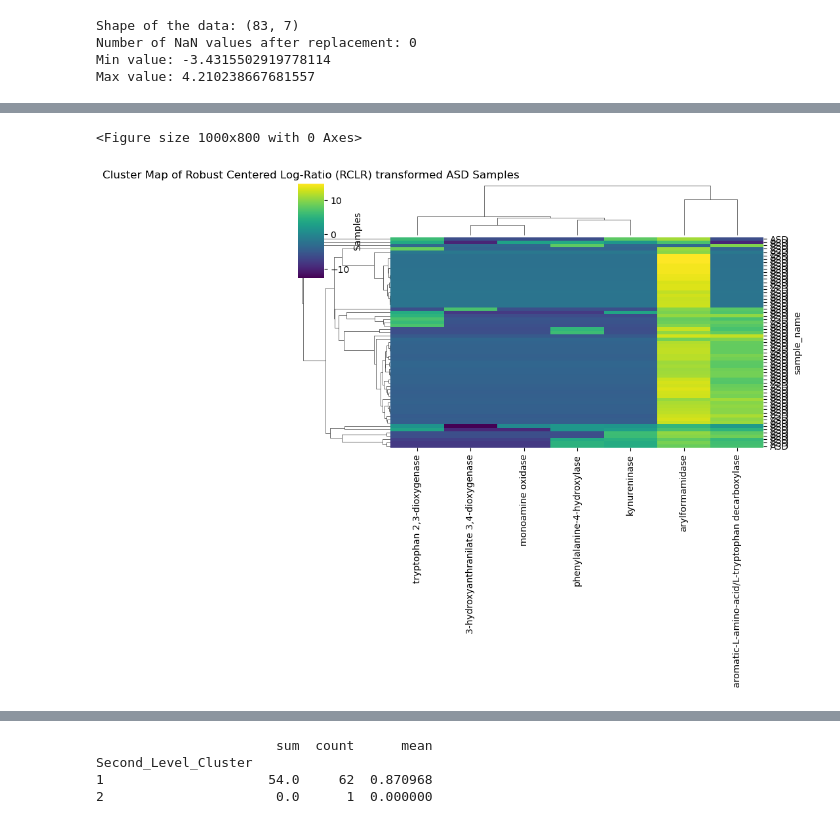
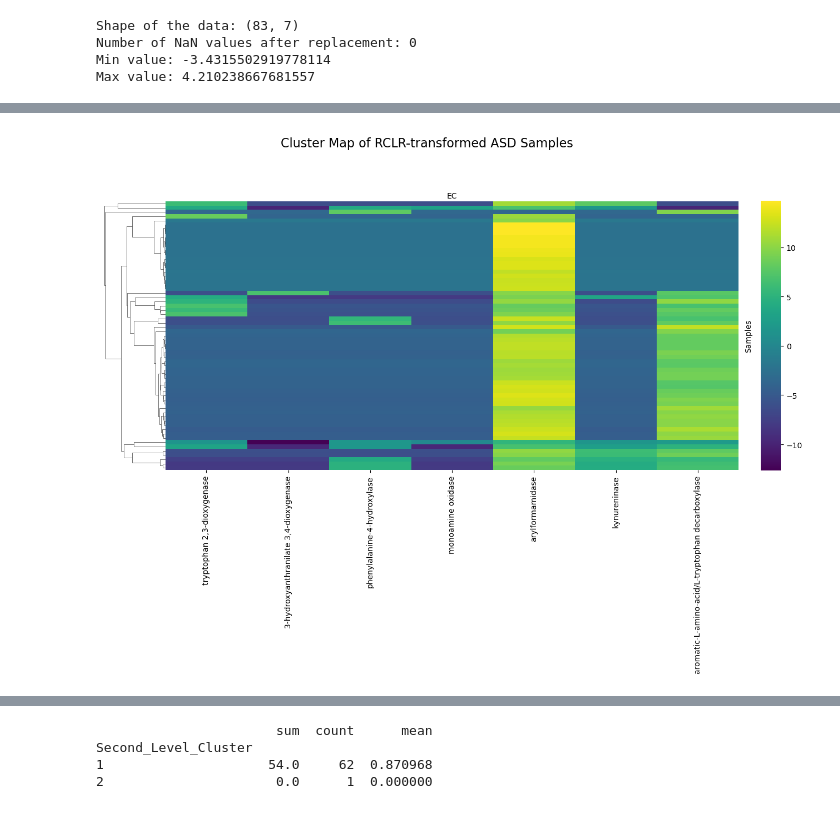
Before and after one commit to l1joseph/pierce_autism_2024, a Jupyter notebook: 03a_kegg_ec.ipynb, the cells around one changed output, grey strips where cells are left out. Drawn from its saved outputs; the diff is of its cells as text; code cells hidden in the pictures.

```diff
--- a/03a_kegg_ec.ipynb
+++ b/03a_kegg_ec.ipynb
@@ -721,31 +684,57 @@ Third-level clusters for second-level cluster 2:
 # %%
 import seaborn as sns
 import matplotlib.pyplot as plt
 import numpy as np
 
 # Filter the samples to just "dx" == "ASD"
 asd_samples = metadata_df[metadata_df['dx'] == 'ASD'].index
 filtered_ec_df_asd = sorted_filtered_ec_df.loc[asd_samples]
 
 # RCLR-transform the filtered data to handle zeros
 rclr_df_asd = rclr_transform(filtered_ec_df_asd)
 
 # Retrieve the 'EC' values for the columns and match them to the default index in info
 column_labels = [info[info['EC'] == col].index[0] for col in rclr_df_asd.columns]
 
-# Retrieve the 'dx' values for the rows (though they should all be "ASD" now)
-row_labels = metadata_df.loc[rclr_df_asd.index, 'dx']
+# # Retrieve the 'dx' values for the rows (though they should all be "ASD" now)
+# row_labels = metadata_df.loc[rclr_df_asd.index, 'dx']
 
-# Create the cluster map with annotations
-plt.figure(figsize=(10, 8))  # Adjusted figure size for the cluster map
-sns.clustermap(rclr_df_asd, cmap="viridis", cbar=True,
-               xticklabels=column_labels, yticklabels=row_labels, figsize=(8, 8))
+# # Create the cluster map with annotations
+# plt.figure(figsize=(12, 10))  # Adjusted figure size for the cluster map
+# sns.clustermap(
+#     rclr_df_asd,
+#     cmap="viridis",
+#     cbar=True,
+#     xticklabels=column_labels,
+#     yticklabels=False,
+#     col_cluster=False,
+#     cbar_pos=(1, .38, .03, .485))
 
-plt.title("Cluster Map of Robust Centered Log-Ratio (RCLR) transformed ASD Samples")
-plt.xlabel("EC")
-plt.ylabel("Samples")
-plt.xticks(rotation=45)  # Rotate x labels for better readability
+# plt.suptitle("Cluster Map of Robust Centered Log-Ratio (RCLR) transformed ASD Samples",
+#              fontsize=12)
+# plt.xlabel("EC")
+# plt.ylabel("Samples")
+# plt.xticks(rotation=45)  # Rotate x labels for better readability
+# plt.show()
+
+# Create the cluster map
+g = sns.clustermap(rclr_df_asd,
+                   cmap="viridis",
+                   cbar=True,
+                   xticklabels=column_labels,
+                   yticklabels=False,  # Hide row labels for better visibility
+                   figsize=(12, 10),
+                   dendrogram_ratio=(.1, .2),
+                   cbar_pos=(1, .38, .03, .485),
+                   col_cluster=False)  # Disable column clustering
+
+# Adjust the plot
+g.ax_heatmap.xaxis.set_label_position('top')
+g.ax_heatmap.set_xlabel("EC")
+g.ax_heatmap.set_ylabel("Samples")
+g.ax_heatmap.set_xticklabels(g.ax_heatmap.get_xticklabels(), rotation=90, ha='center')
+g.fig.suptitle("Cluster Map of RCLR-transformed ASD Samples", fontsize=16)
+plt.tight_layout()
 plt.show()
 # %% [output]
-<Figure size 1000x800 with 0 Axes>
-[figure, old version]
+[figure, new version]
```
Also changed, not shown: parts of 14 cells of this notebook, 7 other files.
